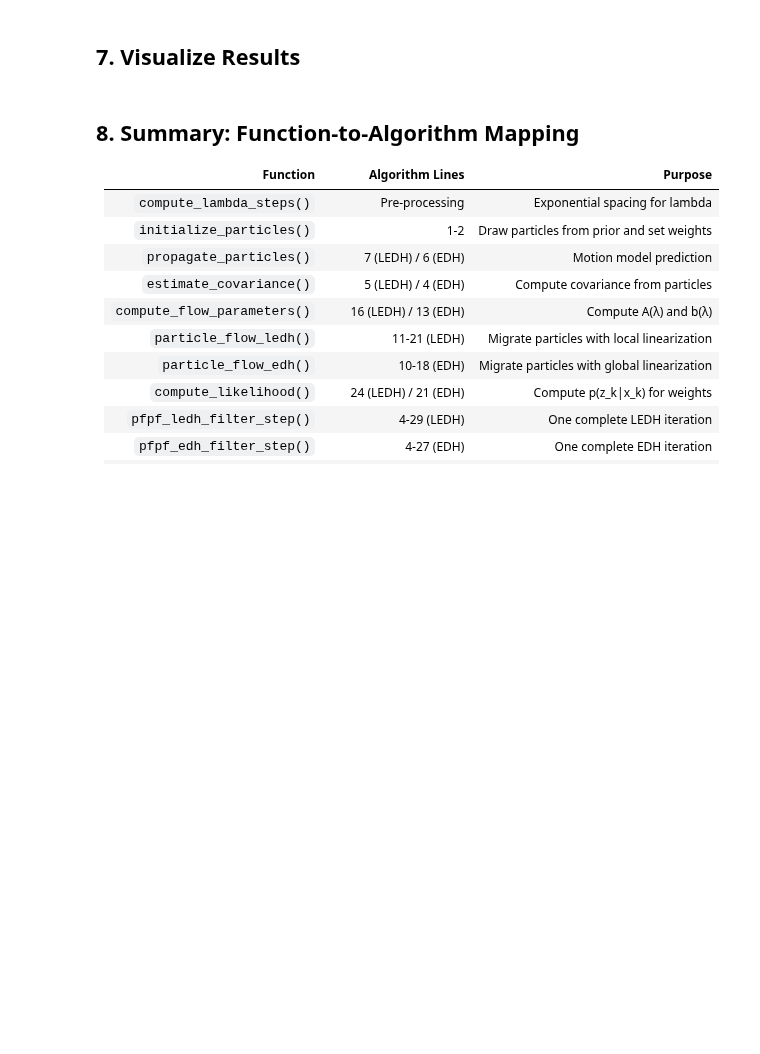
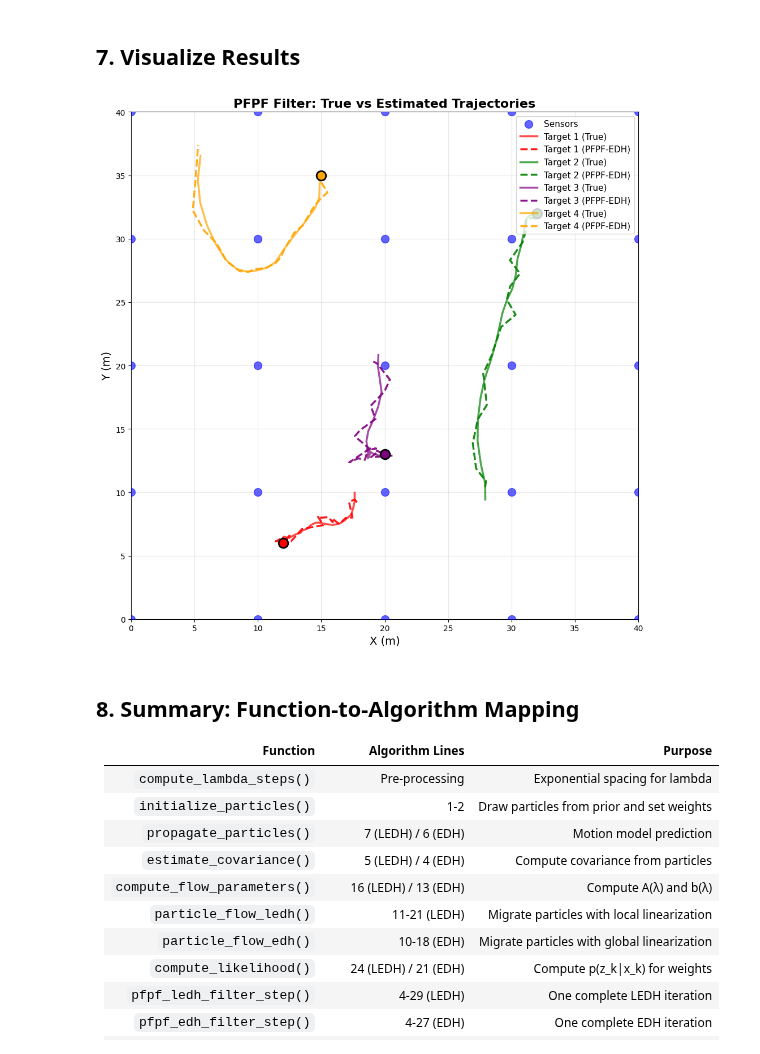
Before and after one commit to ChunchaoPeter/ml_simulation_research, a Jupyter notebook: deterministic_kernel_flows/PFPF_function.ipynb, the cells around one changed output. Drawn from its saved outputs; the diff is of its cells as text; code cells hidden in the pictures; blank space fills up the shorter version.

```diff
--- a/deterministic_kernel_flows/PFPF_function.ipynb
+++ b/deterministic_kernel_flows/PFPF_function.ipynb
@@ -1014,0 +1556,6 @@ ground_truth, measurements = simulate_trajectory(model_params, T, keep_in_bounds
+# %%
+# Pre-compute lambda steps
+lambda_steps, lambda_values = compute_lambda_steps(n_lambda, lambda_ratio)
+# Algorithm Lines 1-2: Initialize particles and weights
+particles, weights, m0, P = initialize_particles(model_params, n_particle)
+x_est = m0  # Initial state estimate
@@ -1014,0 +1582,7 @@ ground_truth, measurements = simulate_trajectory(model_params, T, keep_in_bounds
+# %%
+vg = propagateAndEstimatePriorCovariance(x_est_prev, vg, model_params)
+particles_flowed = particle_flow_edh(vg, model_params, measurement, lambda_steps, lambda_values)
+# %%
+xp_prop_deterministic = vg['xp_prop_deterministic']
+xp_prop = vg['xp_prop']
+Q = model_params['Q']
@@ -1030,0 +2068,28 @@ pfpf_edh_estimates, pfpf_edh_particles, pfpf_edh_weights = run_pfpf_filter(
+# %%
+# Run PFPF-EDH filter WITHOUT weights (pure flow like original EDH)
+print("="*60)
+print("Testing PFPF without importance weights (pure flow)")
+print("="*60)
+pfpf_edh_estimates_no_weights, pfpf_edh_particles_no_weights, pfpf_edh_weights_no_weights = run_pfpf_filter(
+    measurements=measurements,
+    model_params=model_params,
+    n_particle=100,
+    n_lambda=20,
+    lambda_ratio=1.2,
+    use_ledh=False,  # EDH: Global linearization
+    use_weights=False  # No weights - pure flow like original EDH
+)
+
+print("\n" + "="*60)
+print("Testing PFPF WITH importance weights (as per paper)")
+print("="*60)
+# Run PFPF-EDH filter WITH weights (as per paper)
+pfpf_edh_estimates, pfpf_edh_particles, pfpf_edh_weights = run_pfpf_filter(
+    measurements=measurements,
+    model_params=model_params,
+    n_particle=100,
+    n_lambda=20,
+    lambda_ratio=1.2,
+    use_ledh=False,  # EDH: Global linearization
+    use_weights=True  # With weights as per PFPF paper
+)
@@ -1080,39 +2238,41 @@ ax.scatter(sensors[:, 0], sensors[:, 1],
 
 colors = ['red', 'green', 'purple', 'orange']
 gt = ground_truth.numpy()
-est = pfpf_edh_estimates.numpy()
+est = pfpf_edh_estimates_no_weights.numpy()
 
 for i in range(model_params['n_targets']):
     x_idx = i * 4
     y_idx = i * 4 + 1
 
     # Ground truth
     x_true = gt[x_idx, :]
     y_true = gt[y_idx, :]
     ax.plot(x_true, y_true, '-', color=colors[i], linewidth=2.5,
            label=f'Target {i+1} (True)', alpha=0.7)
 
     # Estimates
     x_est = est[x_idx, :]
     y_est = est[y_idx, :]
     ax.plot(x_est, y_est, '--', color=colors[i], linewidth=2.5,
            label=f'Target {i+1} (PFPF-EDH)', alpha=0.9, linestyle='dashed')
 
     # Mark start
     ax.plot(x_true[0], y_true[0], 'o', color=colors[i],
            markersize=12, markeredgecolor='black', markeredgewidth=2)
 
 ax.set_xlabel('X (m)', fontsize=14)
 ax.set_ylabel('Y (m)', fontsize=14)
 ax.set_title('PFPF Filter: True vs Estimated Trajectories', fontsize=16, fontweight='bold')
 ax.legend(fontsize=11, loc='upper right')
 ax.grid(True, alpha=0.3)
 ax.set_xlim([0, model_params['sim_area_size']])
 ax.set_ylim([0, model_params['sim_area_size']])
 ax.set_aspect('equal')
 
 plt.tight_layout()
 plt.show()
+# %% [output]
+[figure, added]
 # %% [markdown]
 ## 8. Summary: Function-to-Algorithm Mapping
 
```
Also changed, not shown: parts of 34 cells of this notebook, 2 other files.
